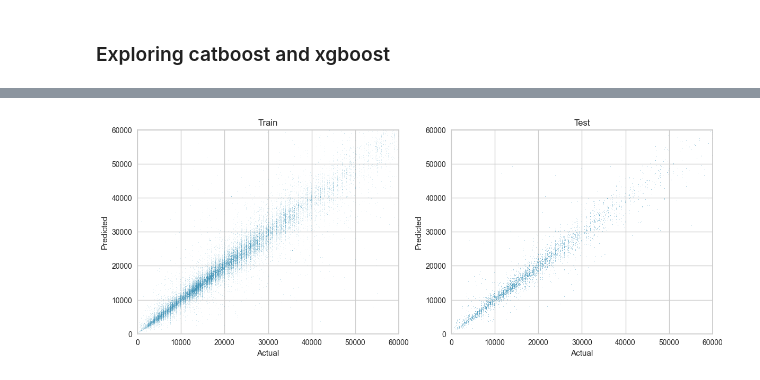
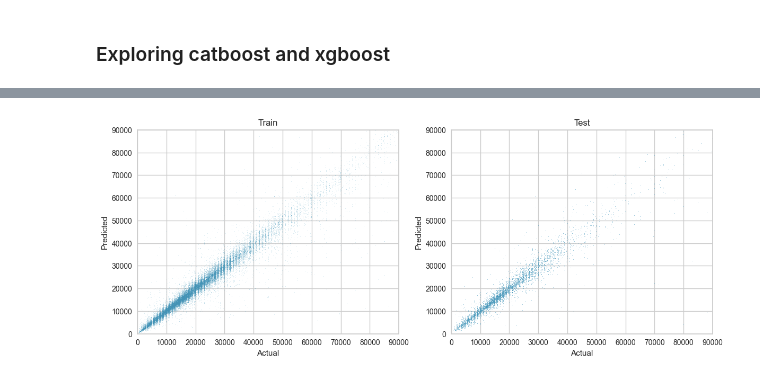
Before and after one commit to cusano-a/Car_WebData_Analysis, a Jupyter notebook: WebScraping_ModelData.ipynb, the cells around one changed output, grey strips where cells are left out. Cells and saved outputs as stored; diff of their text form; code cells hidden in the pictures.

Commit message:
Update models

```diff
--- a/WebScraping_ModelData.ipynb
+++ b/WebScraping_ModelData.ipynb
@@ -475,2 +485,0 @@ tuned_ctb = tune_model(ctb, n_iter = 25)
-# %%
-tuned_xgb = tune_model(xgb, n_iter = 25)
@@ -495,3 +485,0 @@ tuned_xgb = tune_model(xgb, n_iter = 25)
-# %%
-tuned_xgb = load_model('Final XGboost Model')
-tuned_ctb = load_model('Final Catboost Model')
@@ -500,0 +510,3 @@ Transformation Pipeline and Model Successfully Loaded
+# %%
+final_ctb = finalize_model(tuned_ctb)
+final_xgb = finalize_model(tuned_xgb)
@@ -501,3 +559,5 @@ Transformation Pipeline and Model Successfully Loaded
 # %%
-train_prediction = predict_model(tuned_xgb, data=df_train)
-test_prediction = predict_model(tuned_xgb, data=df_test)
+train_prediction = predict_model(final_ctb, data=df_train)
+test_prediction = predict_model(final_ctb, data=df_test)
+train_prediction = predict_model(final_xgb, data=df_train)
+test_prediction = predict_model(final_xgb, data=df_test)
@@ -514,13 +609,13 @@ test_prediction.head()
 # %%
-MAX_PRICE = 0.6e5
+MAX_PRICE_PLOT = 0.9e5
 fig, (ax1, ax2) = plt.subplots(1, 2, figsize=(14,5))
 sns.scatterplot(train_prediction, x='price', y='Label', s=0.1, ax=ax1)
 ax1.set_xlabel('Actual')
 ax1.set_ylabel('Predicted')
-ax1.set(xlim=[0, MAX_PRICE], ylim=[0, MAX_PRICE], title='Train')
+ax1.set(xlim=[0, MAX_PRICE_PLOT], ylim=[0, MAX_PRICE_PLOT], title='Train')
 sns.scatterplot(test_prediction, x='price', y='Label', s=0.3, ax=ax2)
 ax2.set_xlabel('Actual')
 ax2.set_ylabel('Predicted')
-ax2.set(xlim=[0, MAX_PRICE], ylim=[0, MAX_PRICE], title='Test');
+ax2.set(xlim=[0, MAX_PRICE_PLOT], ylim=[0, MAX_PRICE_PLOT], title='Test');
 # %% [output]
-[figure, old version]
+[figure, new version]
```
Also changed, not shown: parts of 34 cells of this notebook, 1 other file.
